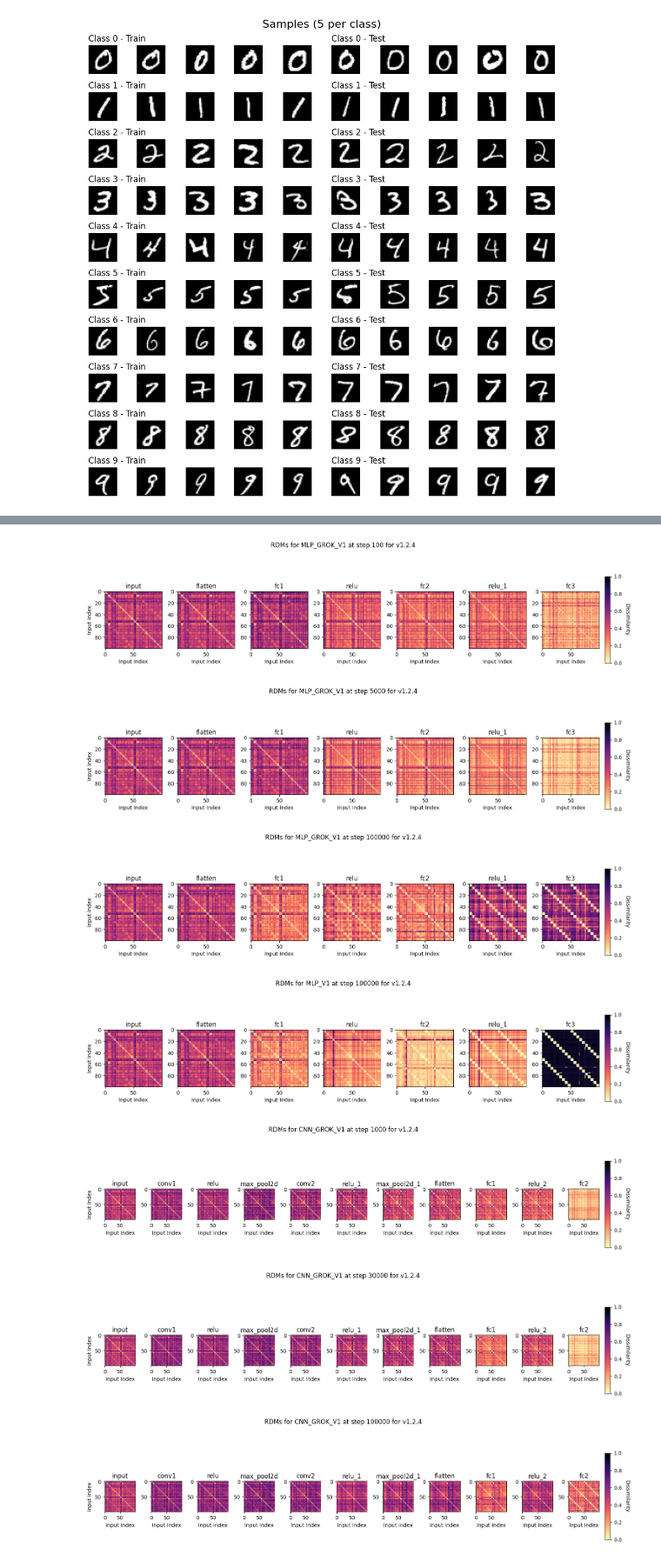
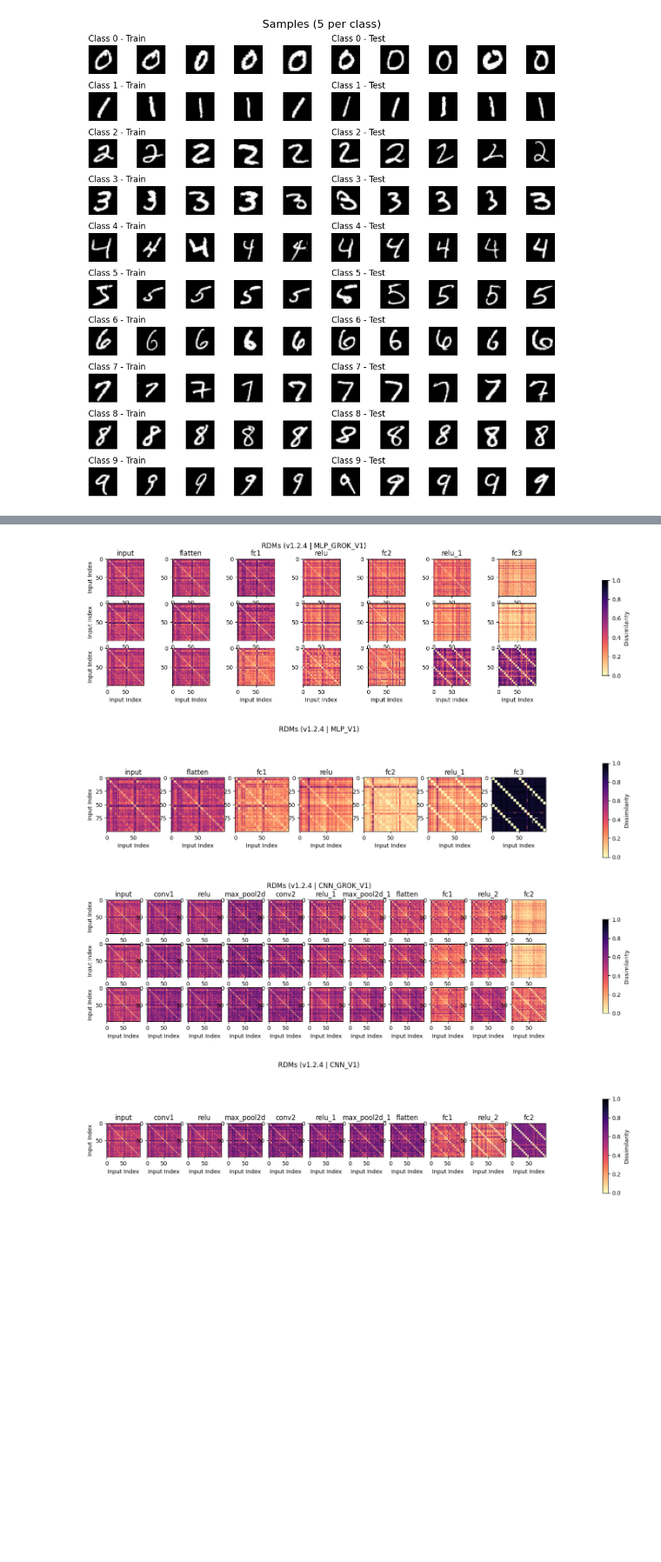
Before and after one commit to Ronho/privacy-and-grokking, a Jupyter notebook: notebooks/rdm.ipynb, the cells around one changed output, grey strips where cells are left out. Shown at 87% size. Saved outputs shown, nothing was run; the diff lists cells and outputs as text; code cells hidden in the pictures; blank space fills up the shorter version.

```diff
--- a/notebooks/rdm.ipynb
+++ b/notebooks/rdm.ipynb
@@ -8,15 +12,3 @@ from privacy_and_grokking.models import MLP, CNN
 from privacy_and_grokking.path_keeper import PathKeeper
 from torchvision import transforms, datasets
 from torchvision.models.feature_extraction import create_feature_extractor, get_graph_node_names
-# %%
-SEED = 64
-NUM_CLASSES = 10
-SAMPLES_PER_CLASS = 5
-# %%
-RUN_ID = "v1.2.4"
-MODELS = [
-    (RUN_ID, "MLP_GROK_V1", MLP, [100, 5000, 100000]),
-    (RUN_ID, "MLP_V1", MLP, [100000]),
-    (RUN_ID, "CNN_GROK_V1", CNN, [1000, 30000, 100000]),
-    (RUN_ID, "CNN_V1", CNN, [100000]),
-]
@@ -26,0 +15,4 @@ torch.cuda.manual_seed_all(SEED)
+# %%
+SAMPLES_PER_CLASS = 5
+pk = PathKeeper()
+pk.set_params({"run_id": RUN_ID})
@@ -119,9 +126,8 @@ def display_rdms(rdms: RDMS, title: str = "RDMs"):
 # %%
 one_hot_labels = {
     "Labels": torch.nn.functional.one_hot(torch.tensor([i for _ in range(2) for i in range(NUM_CLASSES) for _ in range(SAMPLES_PER_CLASS)]), num_classes=10).numpy(),
-    "Samples": np.array([img.squeeze().flatten().numpy() for imgs in train_samples.values() for img in imgs] + [img.squeeze().flatten().numpy() for imgs in test_samples.values() for img in imgs]),
-    # "Test Samples": np.array([img.squeeze().flatten().numpy() for imgs in test_samples.values() for img in imgs]),
+    "Samples": images.flatten(1).numpy(),
 }
 rdms_dict = get_rdms(one_hot_labels, method='euclidean')
-display_rdms(rdms_dict)
+display_rdms([rdms_dict], "Input RDMs")
 # %% [output]
@@ -138,19 +141,19 @@ images = torch.stack([img for imgs in train_samples.values() for img in imgs] +
 # %%
-for run_id, model_name, ModelClass, steps in MODELS:
-    for step in steps:
-        pk.set_params({"run_id": run_id, "model": model_name, "step": str(step)})
-        mdl = ModelClass()
+for model in MODELS:
+    pk.set_params({"model": model.name})
+    rdm_list = []
+    for step in model.updates:
+        pk.set_params({"step": str(step)})
+        mdl = model.model_class()
         mdl.load_state_dict(torch.load(pk.MODEL_TORCH, weights_only=True, map_location=torch.device('cpu')))
         mdl.eval()
         extracted_features = extract_features(mdl, images)
-        data = {label: measures.squeeze().flatten(1).detach().numpy() for label, measures in extracted_features.items()}
+        data = {label: measures.flatten(1).detach().numpy() for label, measures in extracted_features.items()}
         rdms_dict = get_rdms(data, method='euclidean')
-        display_rdms(rdms_dict, title=f"RDMs for {model_name} at step {step} for {run_id}")
+        rdm_list.append(rdms_dict)
+    display_rdms(rdm_list, title="RDMs ({} | {})".format(RUN_ID, model.name))
 # %% [output]
-[figure, old version]
+[figure, new version]
-[figure, old version]
+[figure, new version]
-[figure, old version]
+[figure, new version]
-[figure, old version]
+[figure, new version]
-[figure, removed]
-[figure, removed]
-[figure, removed]
```
Also changed, not shown: parts of 11 cells of this notebook, 4 other files.
